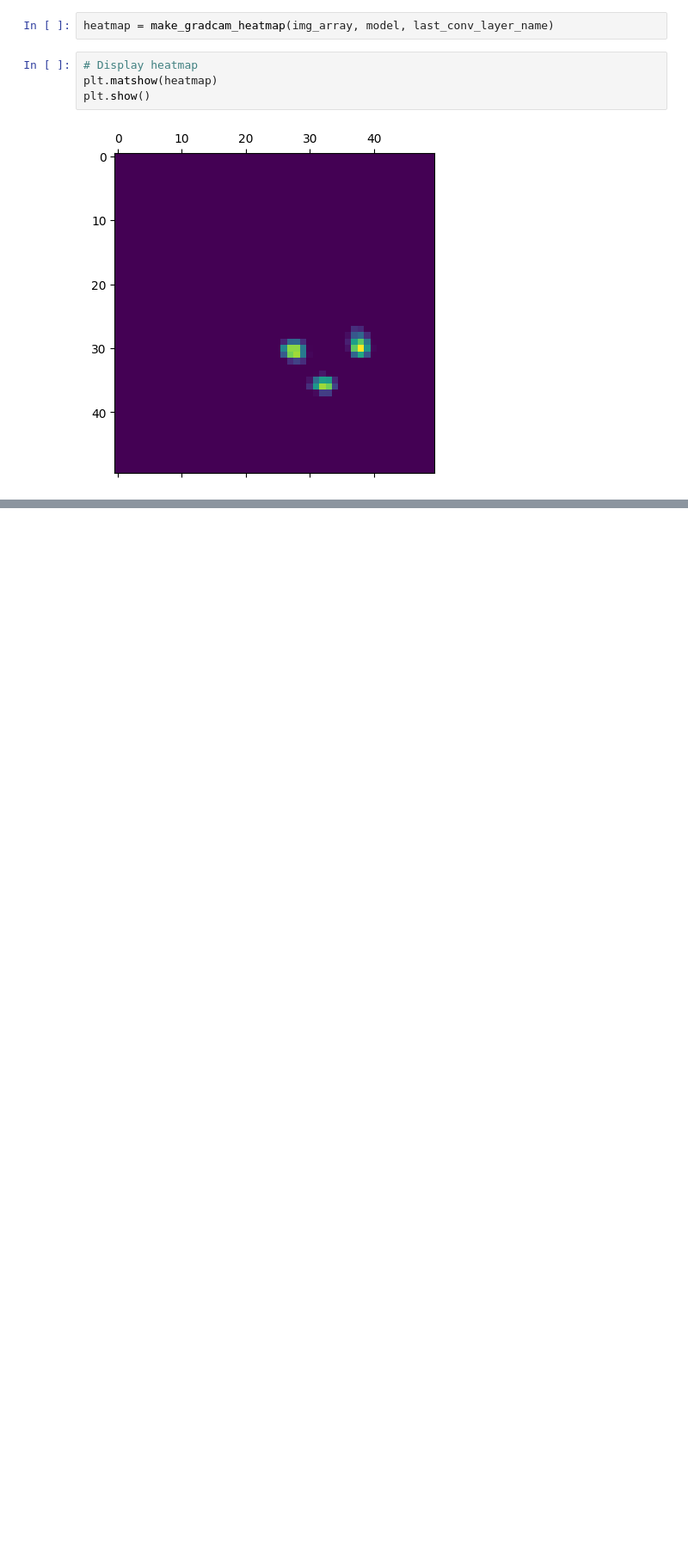
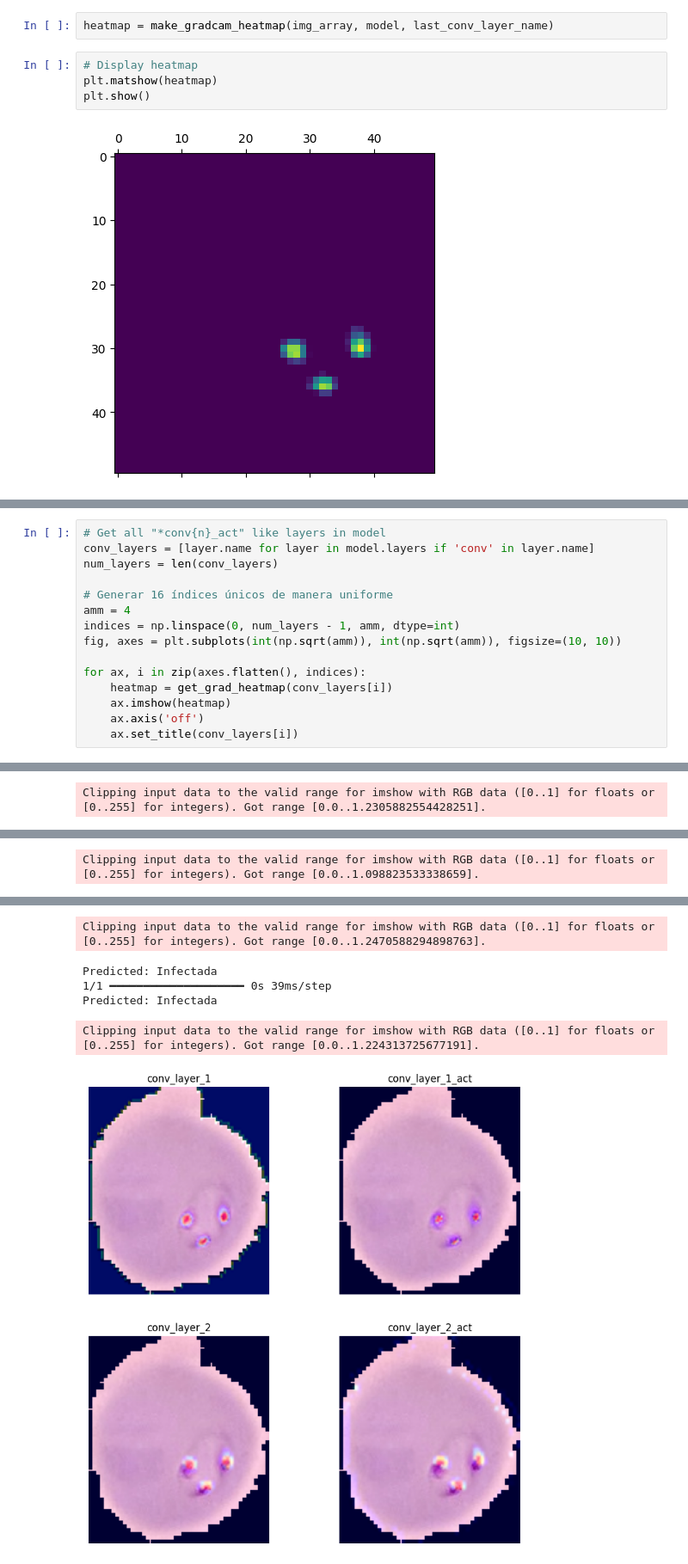
Before and after one commit to benjokapu/ProyectoFinal, a Jupyter notebook: grad_cam.ipynb, the cells around one changed output, grey strips where cells are left out. Shown at 86% size. Saved outputs shown, nothing was run; the diff lists cells and outputs as text; blank space fills up the shorter version.

```diff
--- a/grad_cam.ipynb
+++ b/grad_cam.ipynb
@@ -257,0 +336,16 @@ plt.show()
+# %%
+# Get all "*conv{n}_act" like layers in model
+conv_layers = [layer.name for layer in model.layers if 'conv' in layer.name]
+num_layers = len(conv_layers)
+
+# Generar 16 índices únicos de manera uniforme
+amm = 4
+indices = np.linspace(0, num_layers - 1, amm, dtype=int)
+fig, axes = plt.subplots(int(np.sqrt(amm)), int(np.sqrt(amm)), figsize=(10, 10))
+
+for ax, i in zip(axes.flatten(), indices):
+    heatmap = get_grad_heatmap(conv_layers[i])
+    ax.imshow(heatmap)
+    ax.axis('off')
+    ax.set_title(conv_layers[i])
+# %% [output]
@@ -257,0 +353 @@ plt.show()
+Clipping input data to the valid range for imshow with RGB data ([0..1] for floats or [0..255] for integers). Got range [0.0..1.2305882554428251].
@@ -257,0 +356 @@ plt.show()
+Clipping input data to the valid range for imshow with RGB data ([0..1] for floats or [0..255] for integers). Got range [0.0..1.098823533338659].
@@ -257,0 +359,6 @@ plt.show()
+Clipping input data to the valid range for imshow with RGB data ([0..1] for floats or [0..255] for integers). Got range [0.0..1.2470588294898763].
+Predicted: Infectada
+1/1 ━━━━━━━━━━━━━━━━━━━━ 0s 39ms/step
+Predicted: Infectada
+Clipping input data to the valid range for imshow with RGB data ([0..1] for floats or [0..255] for integers). Got range [0.0..1.224313725677191].
+[figure, added]
```
Also changed, not shown: parts of 13 cells of this notebook, 2 other files.
